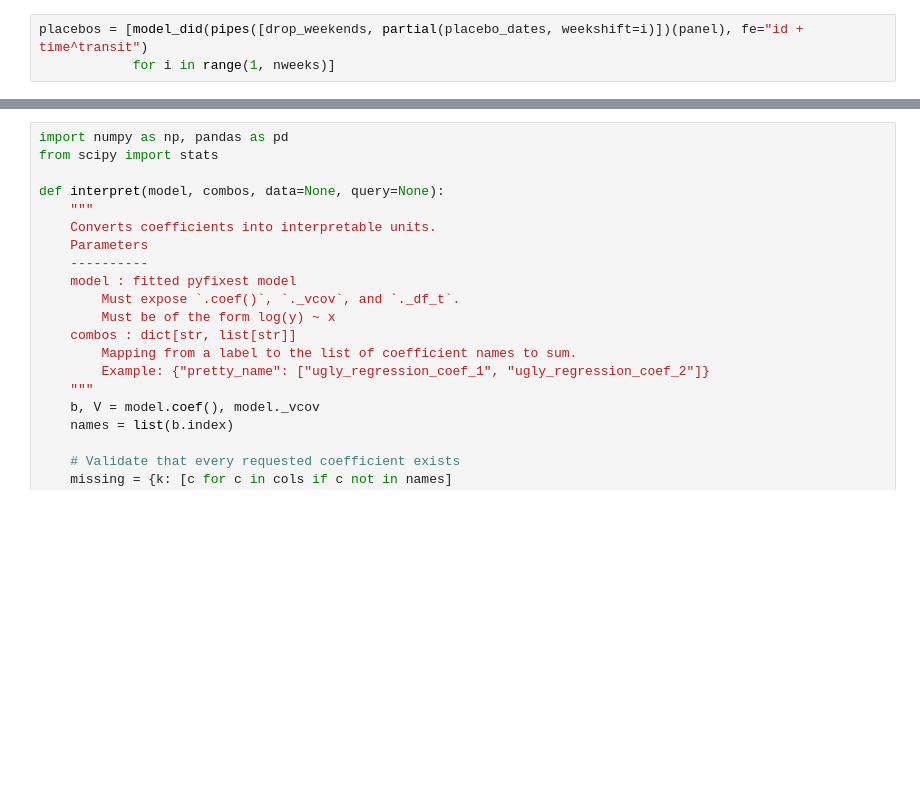
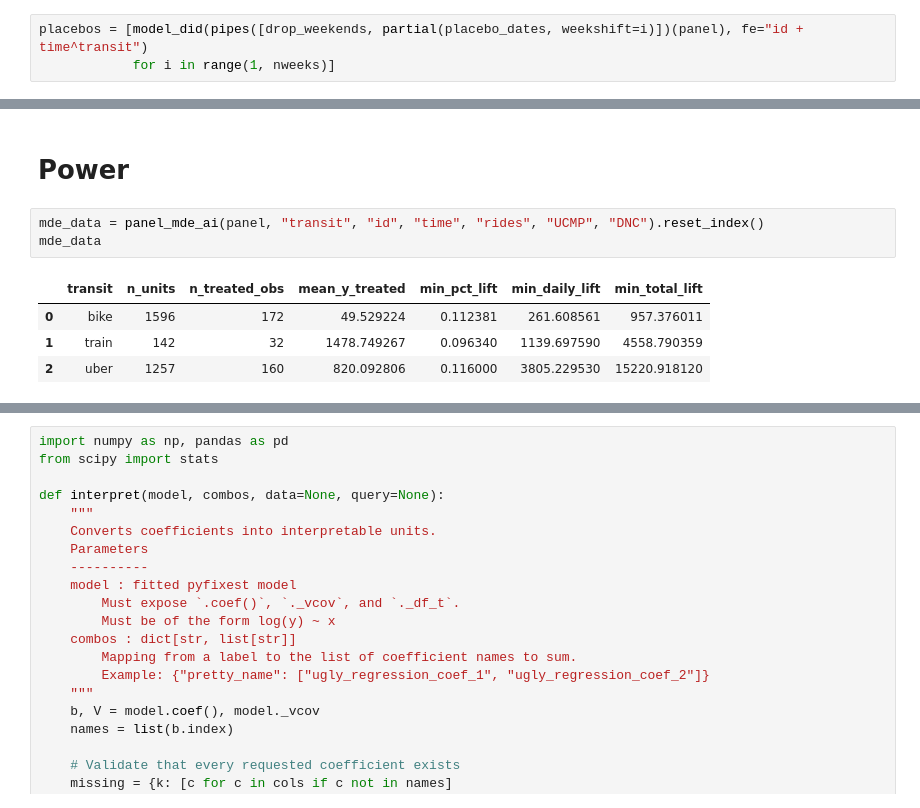
Before and after one commit to eric-mc2/DNCTransit, a Jupyter notebook: pipeline/8-model.ipynb, the cells around one changed output, grey strips where cells are left out. Cells and saved outputs as stored; diff of their text form; blank space fills up the shorter version.

```diff
--- a/pipeline/8-model.ipynb
+++ b/pipeline/8-model.ipynb
@@ -302,3 +423,13 @@ pf.etable(placebos, signif_code=[round(.001/12,5), round(.01/12, 5), round(.05/1
 | Observations | 110,026 | 110,026 | 110,026 | 110,026 | 110,026 | 110,026 | 110,026 | 110,026 | 110,026 | 110,026 | 110,026 | ... |
 | R2 | 0.964 | 0.964 | 0.964 | 0.964 | 0.964 | 0.964 | 0.964 | 0.964 | 0.964 | 0.964 | 0.964 | ... |
 | Significance levels: * p < 0.0041... |  |  |  |  |  |  |  |  |  |  |  | ... |
+# %% [markdown]
+# Power
+# %%
+mde_data = panel_mde_ai(panel, "transit", "id", "time", "rides", "UCMP", "DNC").reset_index()
+mde_data
+# %% [output]
+|  | transit | n_units | n_treated_obs | mean_y_treated | min_pct_lift | min_daily_lift | min_total_lift |
+| 0 | bike | 1596 | 172 | 49.529224 | 0.112381 | 261.608561 | 957.376011 |
+| 1 | train | 142 | 32 | 1478.749267 | 0.096340 | 1139.697590 | 4558.790359 |
+| 2 | uber | 1257 | 160 | 820.092806 | 0.116000 | 3805.229530 | 15220.918120 |
```
Also changed, not shown: parts of 37 cells of this notebook, 7 other files.
